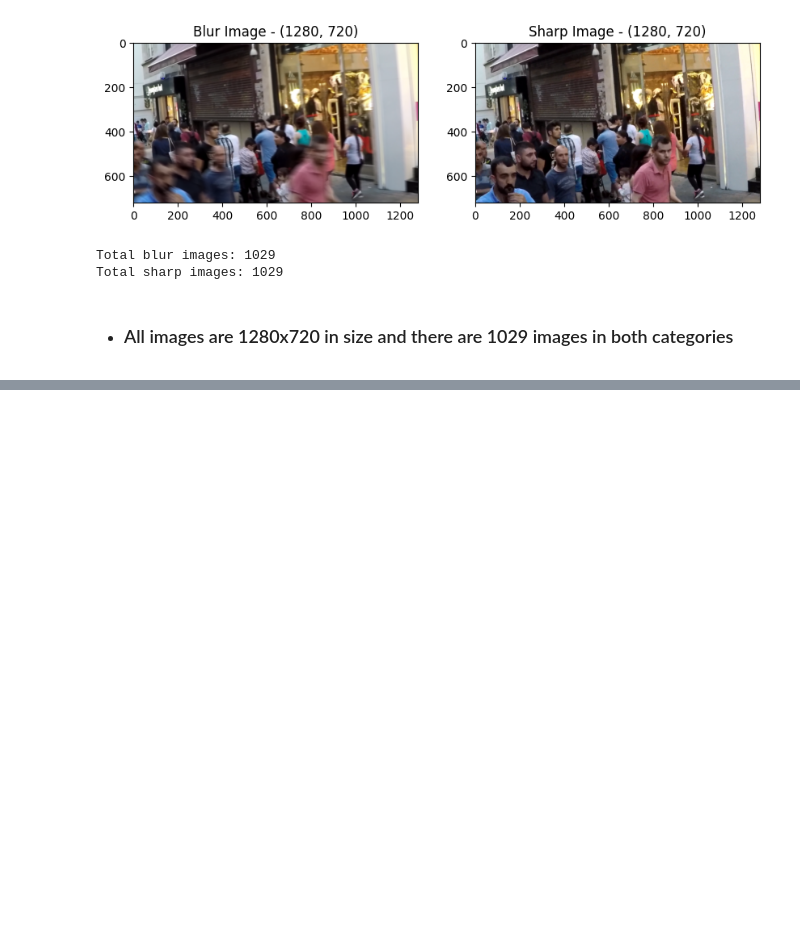
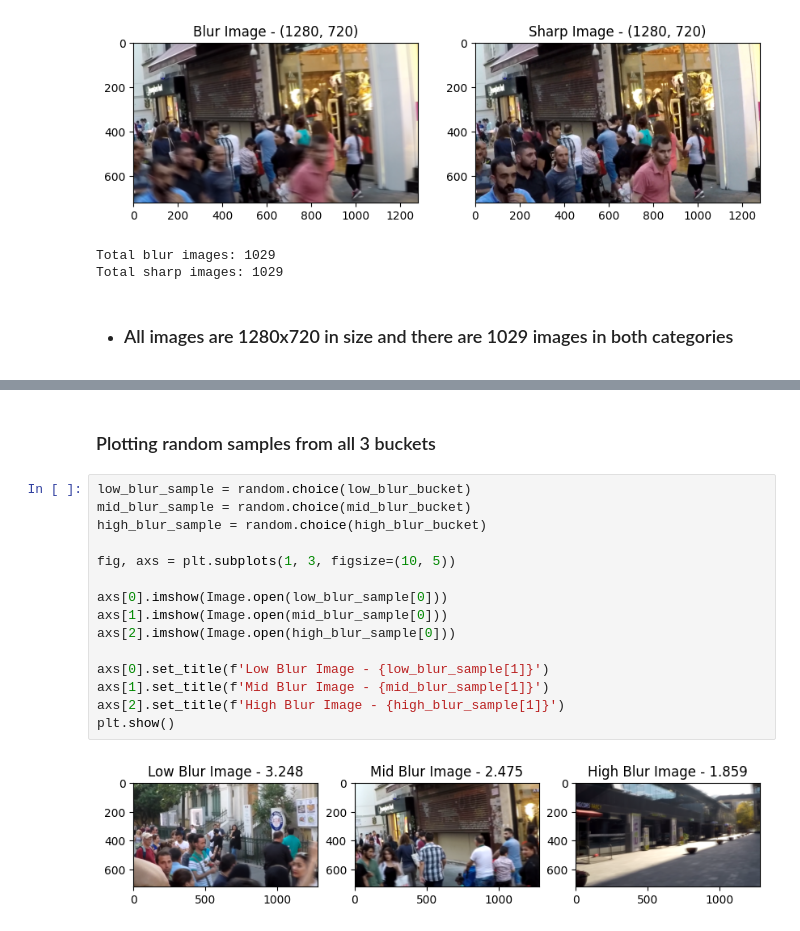
Before and after one commit to ItsSiddharth/Motion-Deblurring, a Jupyter notebook: project.ipynb, the cells around one changed output, grey strips where cells are left out. Cells and saved outputs as stored; diff of their text form; blank space fills up the shorter version.

```diff
--- a/project.ipynb
+++ b/project.ipynb
@@ -66,0 +132,19 @@ Total sharp images: 1029
+# %% [markdown]
+### Plotting random samples from all 3 buckets
+# %%
+low_blur_sample = random.choice(low_blur_bucket)
+mid_blur_sample = random.choice(mid_blur_bucket)
+high_blur_sample = random.choice(high_blur_bucket)
+
+fig, axs = plt.subplots(1, 3, figsize=(10, 5))
+
+axs[0].imshow(Image.open(low_blur_sample[0]))
+axs[1].imshow(Image.open(mid_blur_sample[0]))
+axs[2].imshow(Image.open(high_blur_sample[0]))
+
+axs[0].set_title(f'Low Blur Image - {low_blur_sample[1]}')
+axs[1].set_title(f'Mid Blur Image - {mid_blur_sample[1]}')
+axs[2].set_title(f'High Blur Image - {high_blur_sample[1]}')
+plt.show()
+# %% [output]
+[figure, added]
```
Also changed, not shown: parts of 5 cells of this notebook.
